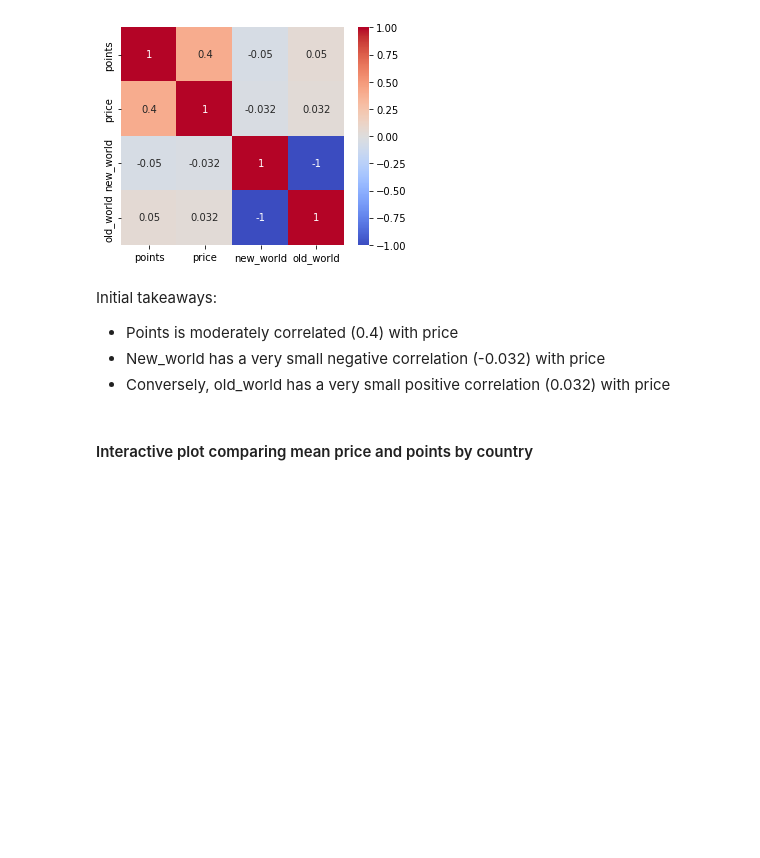
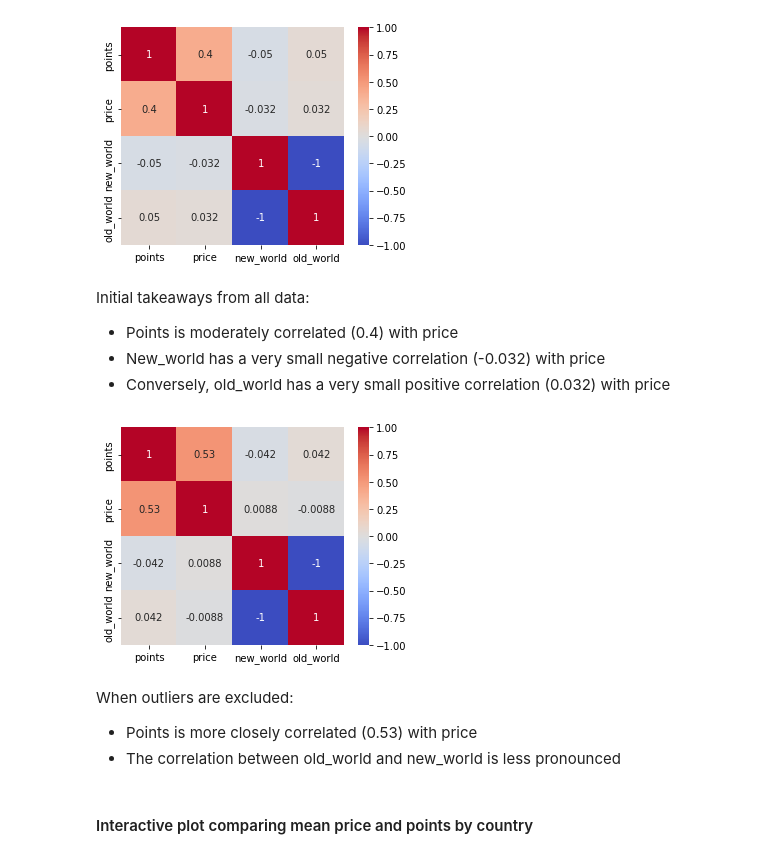
Before and after one commit to elizabeth-oda/sommelier_says, a Jupyter notebook: wine_tasting_reviews.ipynb, the cells around one changed output. Drawn from its saved outputs; the diff is of its cells as text; code cells hidden in the pictures; blank space fills up the shorter version.

Commit message:
further EDA of outliers

```diff
--- a/wine_tasting_reviews.ipynb
+++ b/wine_tasting_reviews.ipynb
@@ -259,10 +259,22 @@ sns.heatmap(df.corr(),
 # %% [output]
 [figure]
 # %% [markdown]
-Initial takeaways:
+Initial takeaways from all data:
 * Points is moderately correlated (0.4) with price
 * New_world has a very small negative correlation (-0.032) with price
 * Conversely, old_world has a very small positive correlation (0.032) with price
+# %%
+plt.figure(figsize = (5,4))
+sns.heatmap(df_no_outliers.corr(),
+            cmap='coolwarm',
+            annot = True,
+            annot_kws={"size": 10});
+# %% [output]
+[figure, added]
+# %% [markdown]
+When outliers are excluded:
+* Points is more closely correlated (0.53) with price
+* The correlation between old_world and new_world is less pronounced
 # %% [markdown]
 #### Interactive plot comparing mean price and points by country
 # %%
```
